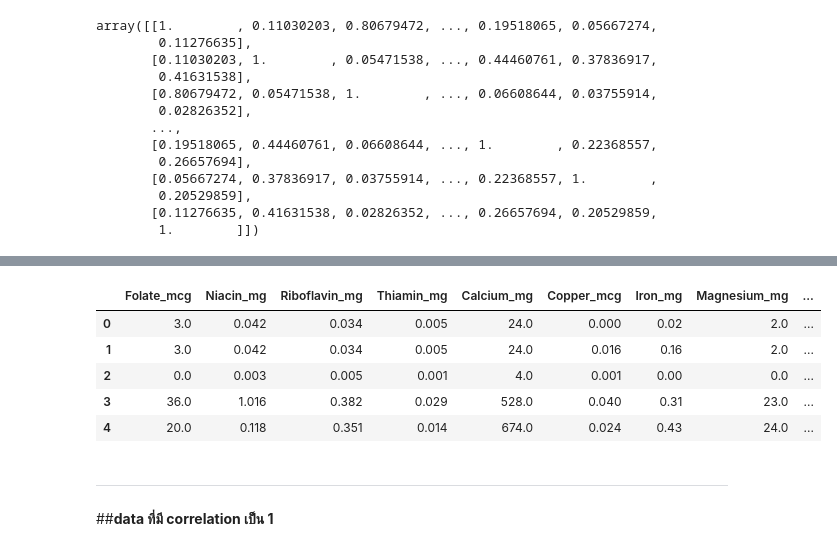
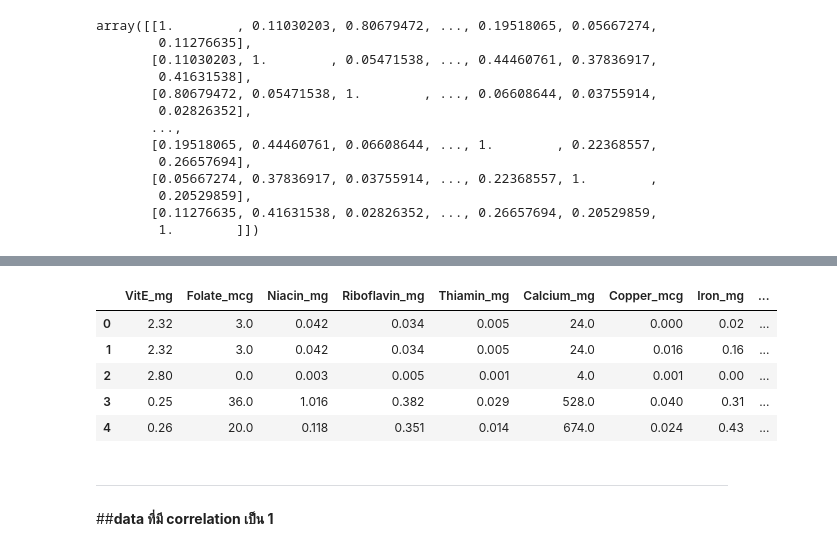
Before and after one commit to sitthatkaja/multivariate, a Jupyter notebook: Chapter3_PCA.ipynb, the cells around one changed output, grey strips where cells are left out. Drawn from its saved outputs; the diff is of its cells as text; code cells hidden in the pictures.

```diff
--- a/Chapter3_PCA.ipynb
+++ b/Chapter3_PCA.ipynb
@@ -523,14 +523,14 @@ row = 34 column = 18 corrcoef = 1.0
 row = 35 column = 20 corrcoef = 1.0
 row = 37 column = 22 corrcoef = 1.0
 # %%
-newdata.iloc[:5,11:29]
+newdata.iloc[:5,10:30]
 # %% [output]
-|  | Folate_mcg | Niacin_mg | Riboflavin_mg | Thiamin_mg | Calcium_mg | Copper_mcg | Iron_mg | Magnesium_mg | ... |
-| 0 | 3.0 | 0.042 | 0.034 | 0.005 | 24.0 | 0.000 | 0.02 | 2.0 | ... |
-| 1 | 3.0 | 0.042 | 0.034 | 0.005 | 24.0 | 0.016 | 0.16 | 2.0 | ... |
-| 2 | 0.0 | 0.003 | 0.005 | 0.001 | 4.0 | 0.001 | 0.00 | 0.0 | ... |
-| 3 | 36.0 | 1.016 | 0.382 | 0.029 | 528.0 | 0.040 | 0.31 | 23.0 | ... |
-| 4 | 20.0 | 0.118 | 0.351 | 0.014 | 674.0 | 0.024 | 0.43 | 24.0 | ... |
+|  | VitE_mg | Folate_mcg | Niacin_mg | Riboflavin_mg | Thiamin_mg | Calcium_mg | Copper_mcg | Iron_mg | ... |
+| 0 | 2.32 | 3.0 | 0.042 | 0.034 | 0.005 | 24.0 | 0.000 | 0.02 | ... |
+| 1 | 2.32 | 3.0 | 0.042 | 0.034 | 0.005 | 24.0 | 0.016 | 0.16 | ... |
+| 2 | 2.80 | 0.0 | 0.003 | 0.005 | 0.001 | 4.0 | 0.001 | 0.00 | ... |
+| 3 | 0.25 | 36.0 | 1.016 | 0.382 | 0.029 | 528.0 | 0.040 | 0.31 | ... |
+| 4 | 0.26 | 20.0 | 0.118 | 0.351 | 0.014 | 674.0 | 0.024 | 0.43 | ... |
 # %%
 from matplotlib import pyplot as plt
 # %% [markdown]
```
Also changed, not shown: parts of 10 cells of this notebook.
